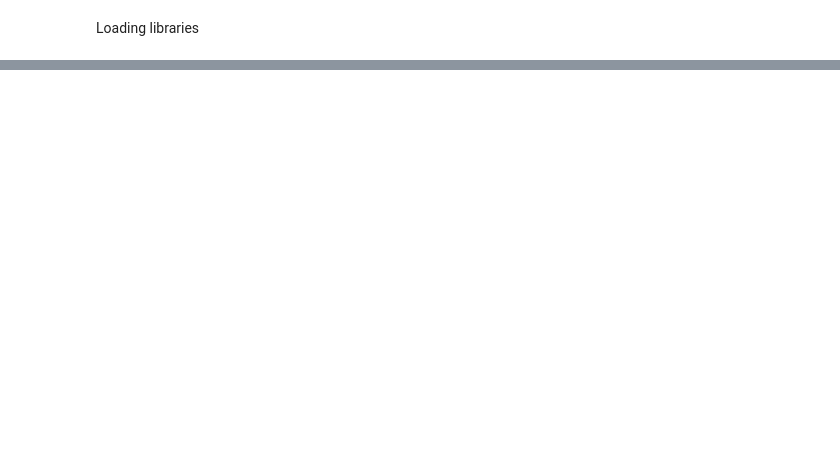
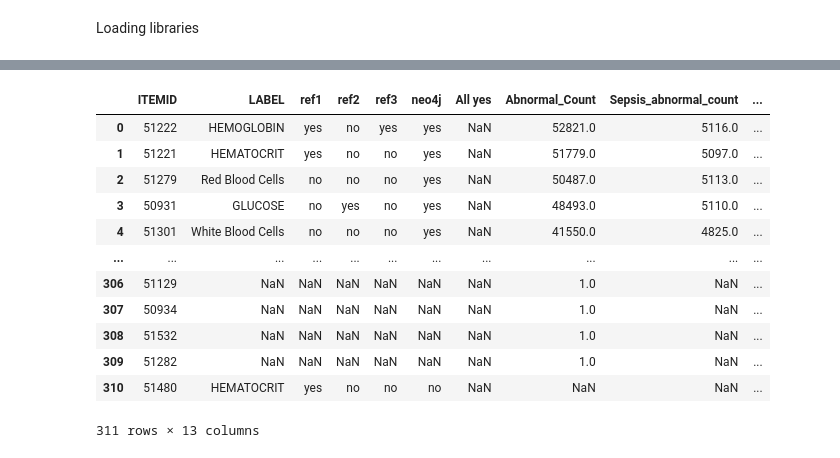
Before and after one commit to 23233408/CAPSTONE, a Jupyter notebook: Nyamtsetseg/Potential_labevents_comparison.ipynb, the cells around one changed output, grey strips where cells are left out. Saved outputs shown, nothing was run; the diff lists cells and outputs as text; code cells hidden in the pictures; blank space fills up the shorter version.

```diff
--- a/Nyamtsetseg/Potential_labevents_comparison.ipynb
+++ b/Nyamtsetseg/Potential_labevents_comparison.ipynb
@@ -46,0 +346,20 @@ df_desc_items = pd.read_csv(path_desc_items)
+# %%
+labeled_df = df_features.merge(df_labitem[['ITEMID', 'LABEL']], on='ITEMID', how='left')
+# %%
+labeled_df.rename(columns={'LABEL_y': 'LABEL2', 'LABEL_x': 'LABEL'}, inplace=True)
+# %%
+labeled_df
+# %% [output]
+|  | ITEMID | LABEL | ref1 | ref2 | ref3 | neo4j | All yes | Abnormal_Count | Sepsis_abnormal_count | ... |
+| 0 | 51222 | HEMOGLOBIN | yes | no | yes | yes | NaN | 52821.0 | 5116.0 | ... |
+| 1 | 51221 | HEMATOCRIT | yes | no | no | yes | NaN | 51779.0 | 5097.0 | ... |
+| 2 | 51279 | Red Blood Cells | no | no | no | yes | NaN | 50487.0 | 5113.0 | ... |
+| 3 | 50931 | GLUCOSE | no | yes | no | yes | NaN | 48493.0 | 5110.0 | ... |
+| 4 | 51301 | White Blood Cells | no | no | no | yes | NaN | 41550.0 | 4825.0 | ... |
+| ... | ... | ... | ... | ... | ... | ... | ... | ... | ... | ... |
+| 306 | 51129 | NaN | NaN | NaN | NaN | NaN | NaN | 1.0 | NaN | ... |
+| 307 | 50934 | NaN | NaN | NaN | NaN | NaN | NaN | 1.0 | NaN | ... |
+| 308 | 51532 | NaN | NaN | NaN | NaN | NaN | NaN | 1.0 | NaN | ... |
+| 309 | 51282 | NaN | NaN | NaN | NaN | NaN | NaN | 1.0 | NaN | ... |
+| 310 | 51480 | HEMATOCRIT | yes | no | no | no | NaN | NaN | NaN | ... |
+311 rows × 13 columns
```
Also changed, not shown: parts of 50 cells of this notebook.
